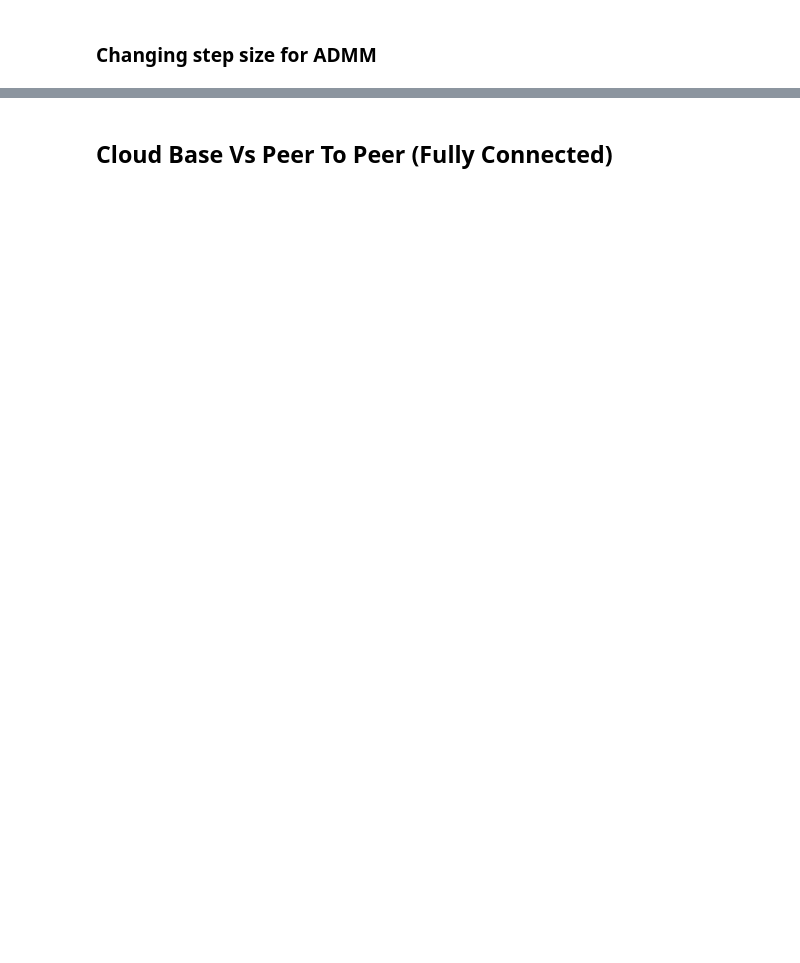
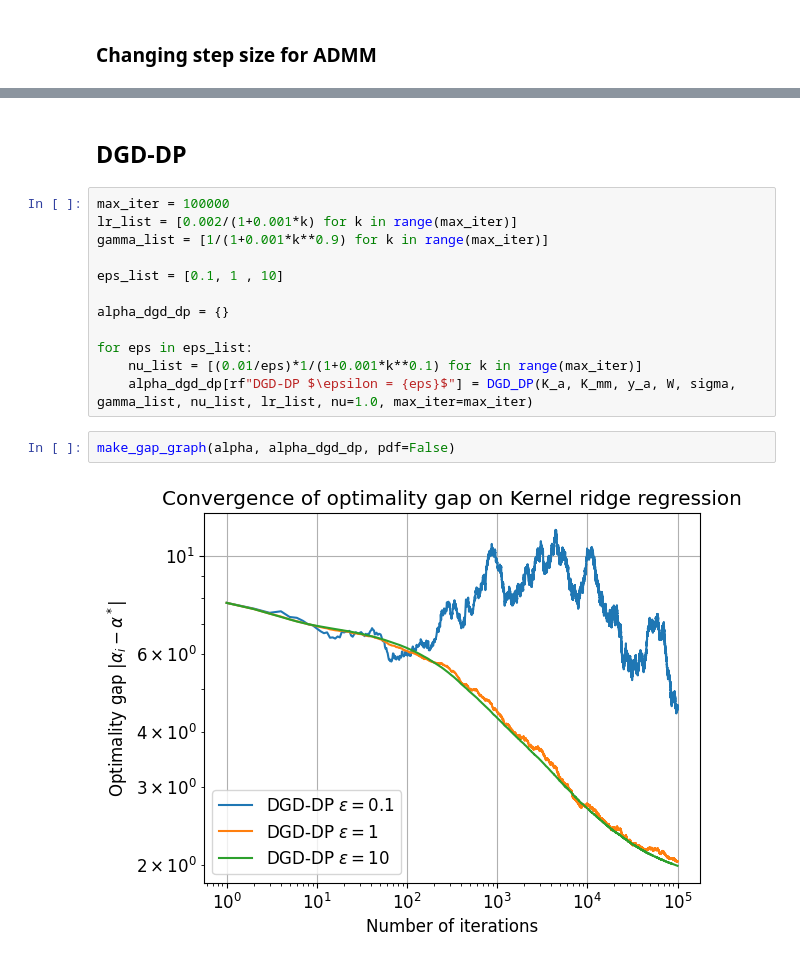
Before and after one commit to Loris-Manganelli/projet-cooperative-optimisation, a Jupyter notebook: Notebook.ipynb, the cells around one changed output, grey strips where cells are left out. Cells and saved outputs as stored; diff of their text form; blank space fills up the shorter version.

```diff
--- a/Notebook.ipynb
+++ b/Notebook.ipynb
@@ -154,2 +155,18 @@ make_gap_graph(alpha, alphaDict,pdf=False,precisionlimit=5e-14)
-# %% [markdown]
-## Cloud Base Vs Peer To Peer (Fully Connected)
+# %% [markdown]
+## DGD-DP
+# %%
+max_iter = 100000
+lr_list = [0.002/(1+0.001*k) for k in range(max_iter)]
+gamma_list = [1/(1+0.001*k**0.9) for k in range(max_iter)]
+
+eps_list = [0.1, 1 , 10]
+
+alpha_dgd_dp = {}
+
+for eps in eps_list:
+    nu_list = [(0.01/eps)*1/(1+0.001*k**0.1) for k in range(max_iter)]
+    alpha_dgd_dp[rf"DGD-DP $\epsilon = {eps}$"] = DGD_DP(K_a, K_mm, y_a, W, sigma, gamma_list, nu_list, lr_list, nu=1.0, max_iter=max_iter)
+# %%
+make_gap_graph(alpha, alpha_dgd_dp, pdf=False)
+# %% [output]
+[figure, added]
```
Also changed, not shown: parts of 10 cells of this notebook, 4 other files.
